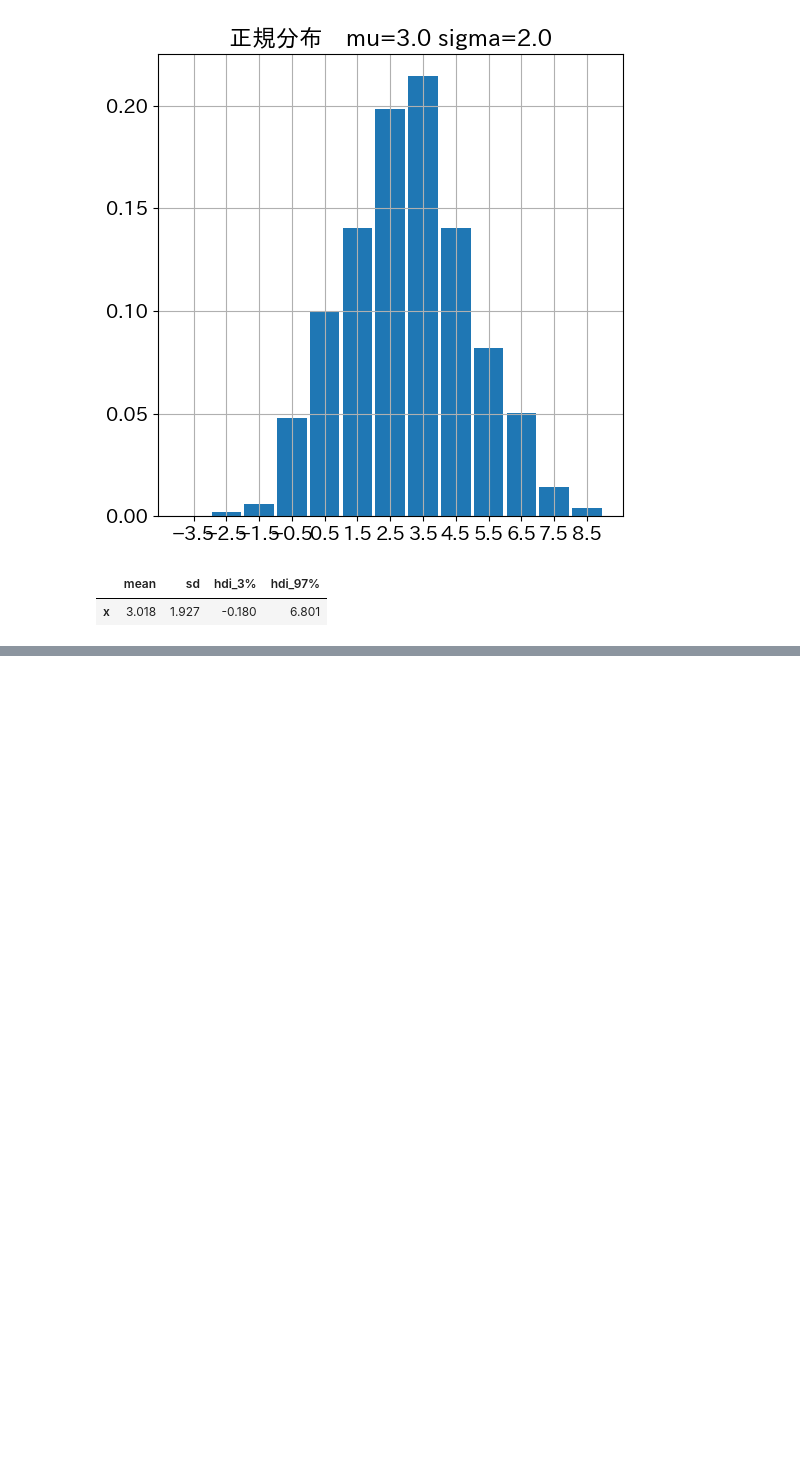
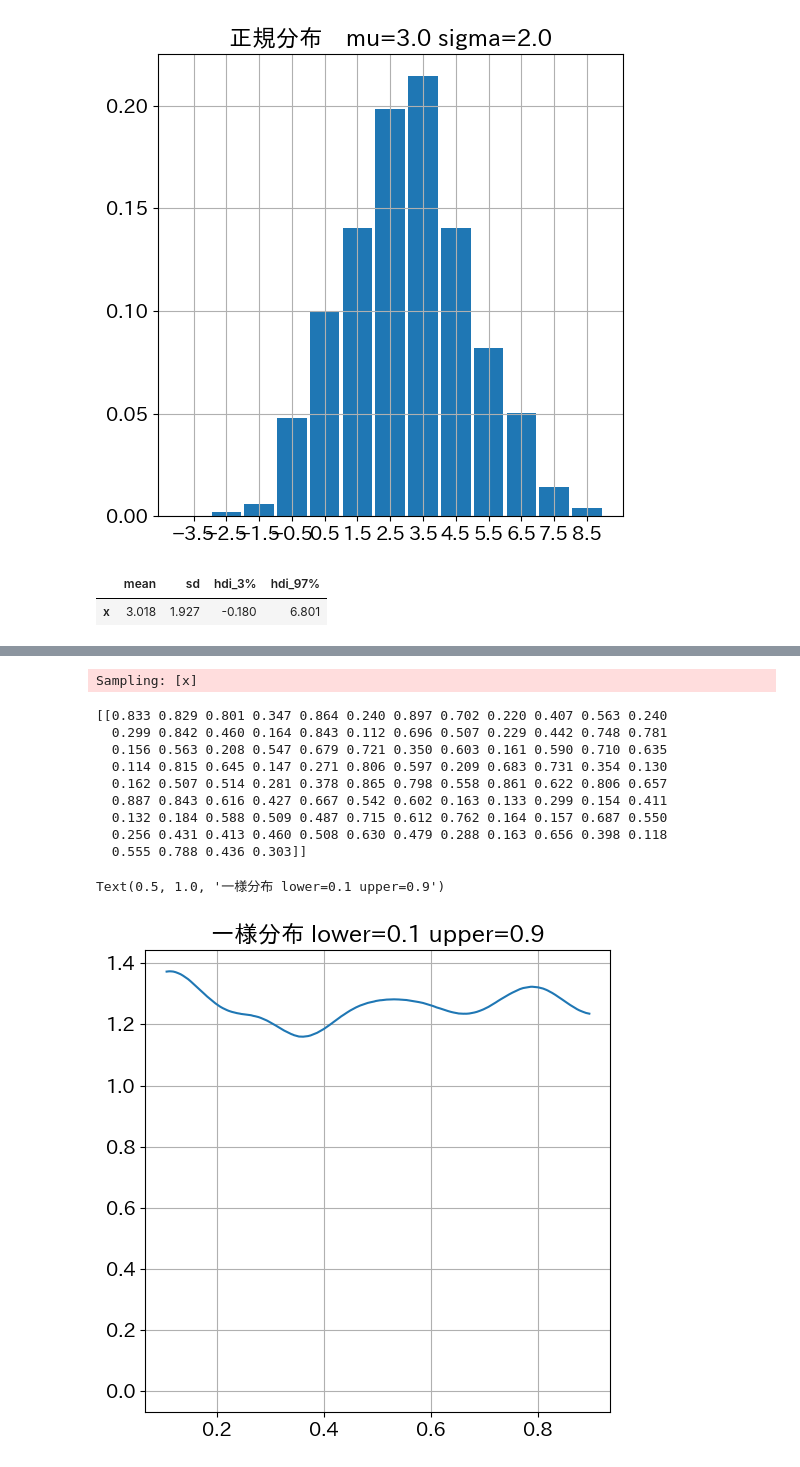
Before and after one commit to maton369/Bayesian_Inference_Practice, a Jupyter notebook: 2章_よく利用される確率分布.ipynb, the cells around one changed output, grey strips where cells are left out. Drawn from its saved outputs; the diff is of its cells as text; code cells hidden in the pictures; blank space fills up the shorter version.

```diff
--- a/2章_よく利用される確率分布.ipynb
+++ b/2章_よく利用される確率分布.ipynb
@@ -1151,0 +1495,35 @@ display(summary5)
+# %%
+# パラメータ設定
+lower = 0.1
+upper = 0.9
+
+model7 = pm.Model()
+with model7:
+    # pm.Uniform: 一様分布
+    # lower: 下限値
+    # upper: 上限値
+    x = pm.Uniform("x", lower=lower, upper=upper)
+
+    # サンプリング
+    prior_samples7 = pm.sample_prior_predictive(random_seed=42)
+
+# サンプル値抽出
+x_samples7 = prior_samples7["prior"]["x"].values
+print(x_samples7[:, :100])
+
+# サンプリング結果の可視化
+ax = az.plot_dist(x_samples7)
+ax.set_title(f"一様分布 lower={lower} upper={upper}")
+# %% [output]
+Sampling: [x]
+[[0.833 0.829 0.801 0.347 0.864 0.240 0.897 0.702 0.220 0.407 0.563 0.240
+  0.299 0.842 0.460 0.164 0.843 0.112 0.696 0.507 0.229 0.442 0.748 0.781
+  0.156 0.563 0.208 0.547 0.679 0.721 0.350 0.603 0.161 0.590 0.710 0.635
+  0.114 0.815 0.645 0.147 0.271 0.806 0.597 0.209 0.683 0.731 0.354 0.130
+  0.162 0.507 0.514 0.281 0.378 0.865 0.798 0.558 0.861 0.622 0.806 0.657
+  0.887 0.843 0.616 0.427 0.667 0.542 0.602 0.163 0.133 0.299 0.154 0.411
+  0.132 0.184 0.588 0.509 0.487 0.715 0.612 0.762 0.164 0.157 0.687 0.550
+  0.256 0.431 0.413 0.460 0.508 0.630 0.479 0.288 0.163 0.656 0.398 0.118
+  0.555 0.788 0.436 0.303]]
+Text(0.5, 1.0, '一様分布 lower=0.1 upper=0.9')
+[figure, added]
```
Also changed, not shown: parts of 5 cells of this notebook.
